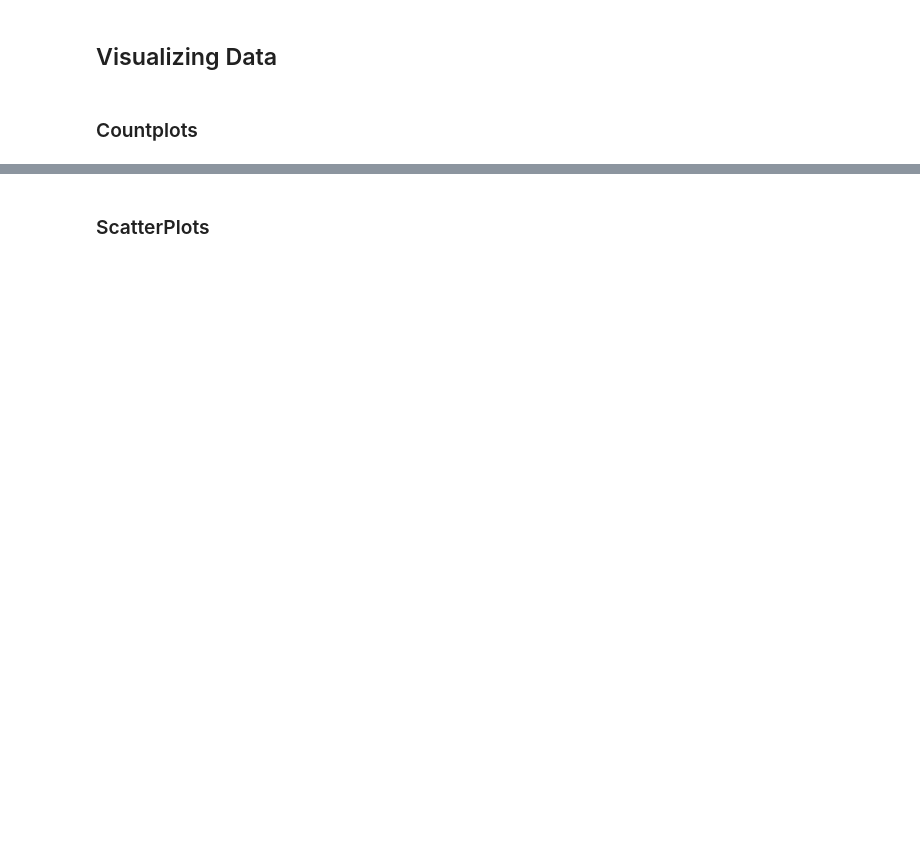
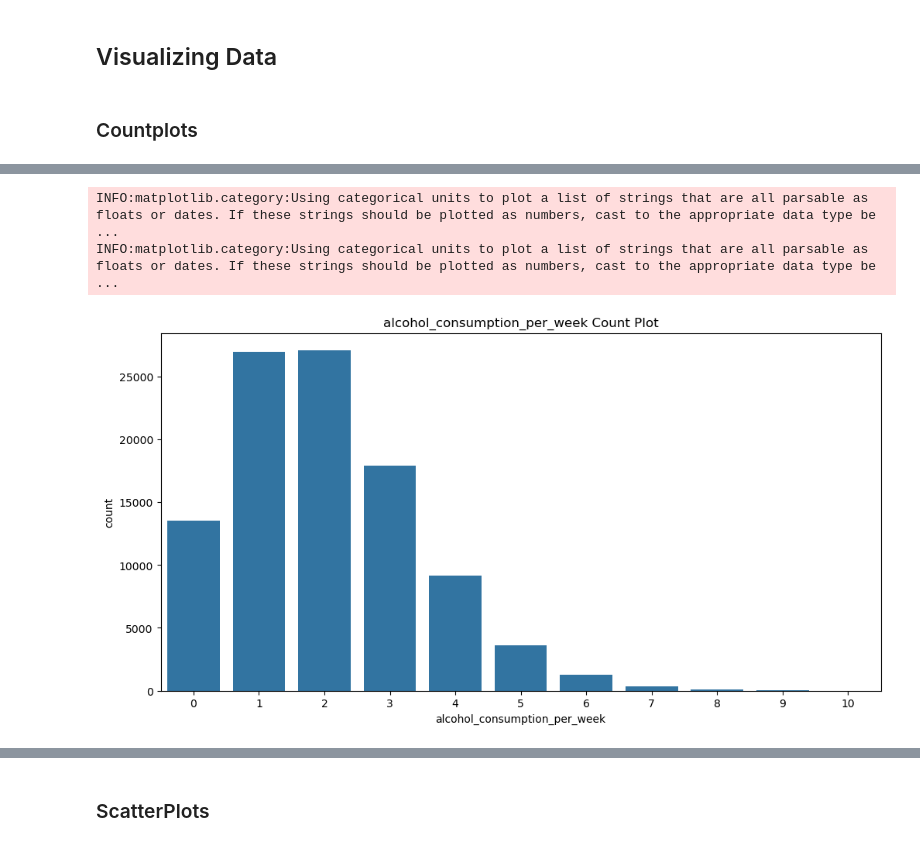
Before and after one commit to BrianP490/Type-2-Classifier, a Jupyter notebook: notebooks/analyze_data.ipynb, the cells around one changed output, grey strips where cells are left out. Drawn from its saved outputs; the diff is of its cells as text; code cells hidden in the pictures; blank space fills up the shorter version.

```diff
--- a/notebooks/analyze_data.ipynb
+++ b/notebooks/analyze_data.ipynb
@@ -98,2 +415,12 @@ plt.show()
+# %%
+plt.figure(figsize=(12, 6))
+# sns.countplot(x='age', data=df)  # Alternative way
+sns.countplot(x=df["alcohol_consumption_per_week"])  # More direct
+plt.title("alcohol_consumption_per_week Count Plot")
+plt.show()
+# %% [output]
+INFO:matplotlib.category:Using categorical units to plot a list of strings that are all parsable as floats or dates. If these strings should be plotted as numbers, cast to the appropriate data type be ...
+INFO:matplotlib.category:Using categorical units to plot a list of strings that are all parsable as floats or dates. If these strings should be plotted as numbers, cast to the appropriate data type be ...
+[figure, added]
 # %%
 plt.figure(figsize=(10, 6))
```
Also changed, not shown: parts of 33 cells of this notebook, 1 other file.
